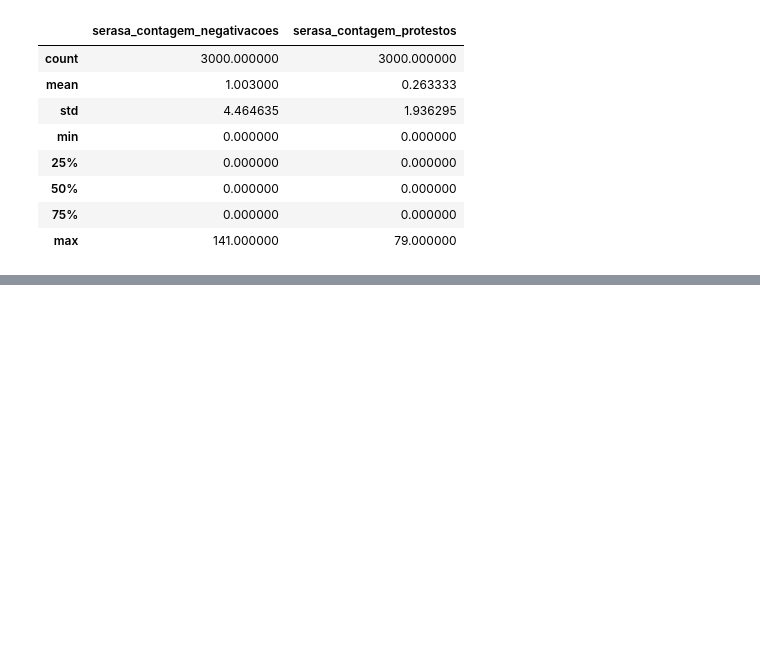
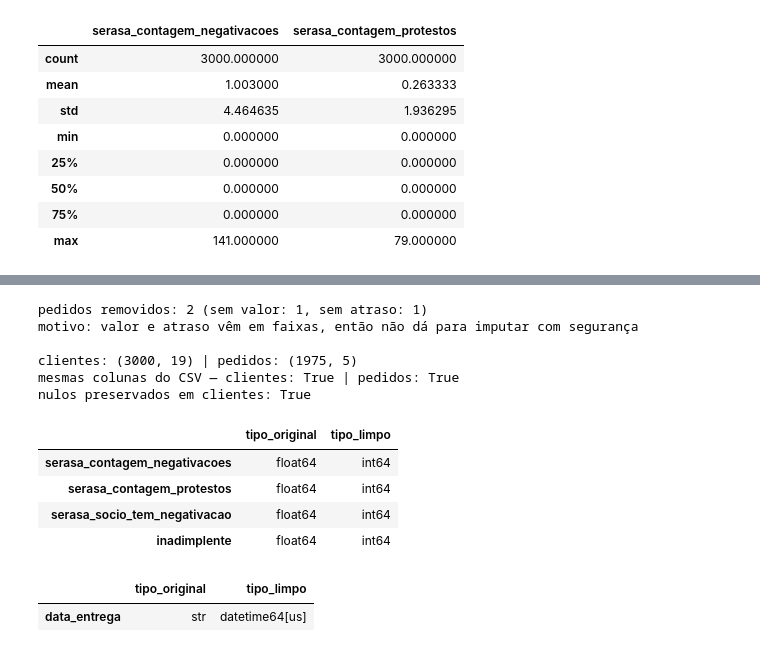
Before and after one commit to willianrupert/Equipe-12-ML, a Jupyter notebook: notebooks/01_setup_qualidade_dados.ipynb, the cells around one changed output, grey strips where cells are left out. Cells and saved outputs as stored; diff of their text form; code cells hidden in the pictures; blank space fills up the shorter version.

```diff
--- a/notebooks/01_setup_qualidade_dados.ipynb
+++ b/notebooks/01_setup_qualidade_dados.ipynb
@@ -215,0 +164,28 @@ taxa de inadimplência — com pedidos: 20.8% | sem pedidos: 34.3%
+# %%
+invalidos = dados.pedidos_invalidos(pedidos_raw)
+print(f"pedidos removidos: {invalidos.sum()} (sem valor: {pedidos_raw['valor'].isna().sum()}, sem atraso: {pedidos_raw['atraso'].isna().sum()})")
+print("motivo: valor e atraso vêm em faixas, então não dá para imputar com segurança")
+
+clientes, pedidos = dados.carregar_dados_limpos(salvar=True)
+print("\nclientes:", clientes.shape, "| pedidos:", pedidos.shape)
+print("mesmas colunas do CSV — clientes:", list(clientes.columns) == list(clientes_raw.columns),
+      "| pedidos:", list(pedidos.columns) == list(pedidos_raw.columns))
+print("nulos preservados em clientes:", clientes.isna().sum().equals(clientes_raw.isna().sum()))
+pd.DataFrame({"tipo_original": clientes_raw.dtypes.astype(str), "tipo_limpo": clientes.dtypes.astype(str)}).query("tipo_original != tipo_limpo")
+# %% [output]
+pedidos removidos: 2 (sem valor: 1, sem atraso: 1)
+motivo: valor e atraso vêm em faixas, então não dá para imputar com segurança
+
+clientes: (3000, 19) | pedidos: (1975, 5)
+mesmas colunas do CSV — clientes: True | pedidos: True
+nulos preservados em clientes: True
+|  | tipo_original | tipo_limpo |
+| serasa_contagem_negativacoes | float64 | int64 |
+| serasa_contagem_protestos | float64 | int64 |
+| serasa_socio_tem_negativacao | float64 | int64 |
+| inadimplente | float64 | int64 |
+# %%
+pd.DataFrame({"tipo_original": pedidos_raw.dtypes.astype(str), "tipo_limpo": pedidos.dtypes.astype(str)}).query("tipo_original != tipo_limpo")
+# %% [output]
+|  | tipo_original | tipo_limpo |
+| data_entrega | str | datetime64[us] |
```
Also changed, not shown: parts of 11 cells of this notebook, 4 other files.
